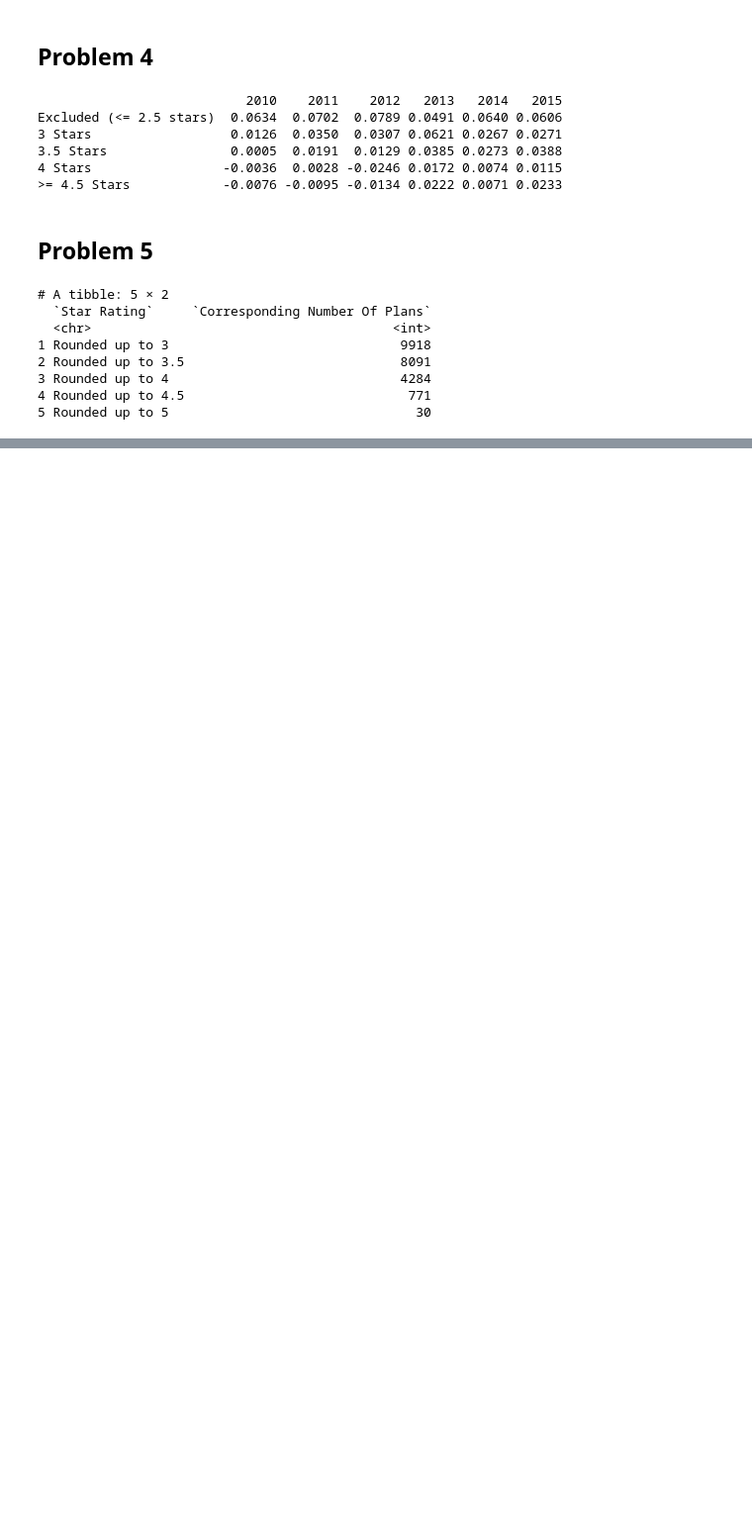
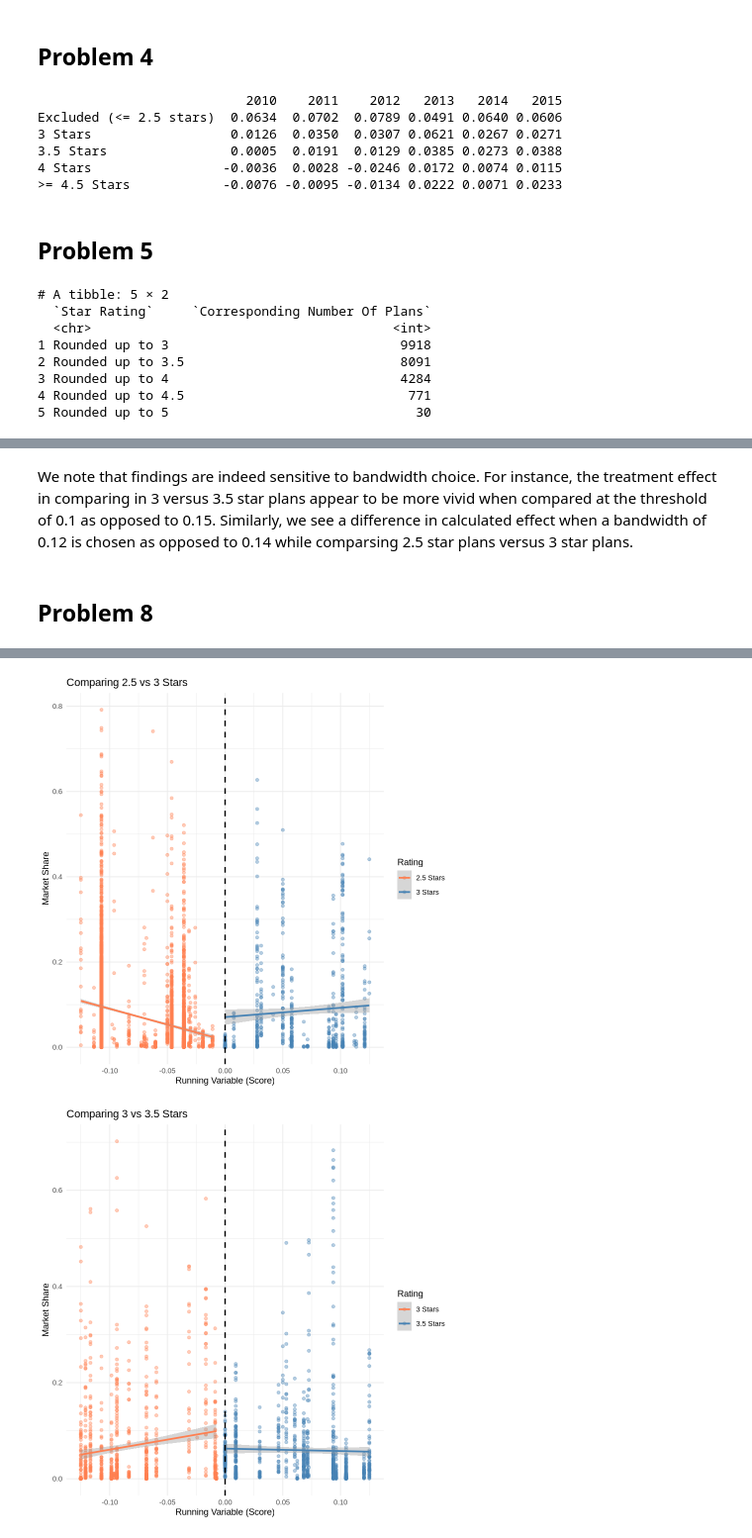
Before and after one commit to sarkarsrijon/hwk3, a Jupyter notebook: submission1/problems.ipynb, the cells around one changed output, grey strips where cells are left out. Shown at 99% size. Saved outputs shown, nothing was run; the diff lists cells and outputs as text; code cells hidden in the pictures; blank space fills up the shorter version.

```diff
--- a/submission1/problems.ipynb
+++ b/submission1/problems.ipynb
@@ -194,0 +432,78 @@ print(round_up_counts)
+# %% [markdown]
+We note that findings are indeed sensitive to bandwidth choice. For instance, the treatment effect in comparing in 3 versus 3.5 star plans appear to be more vivid when compared at the threshold of 0.1 as opposed to 0.15. Similarly, we see a difference in calculated effect when a bandwidth of 0.12 is chosen as opposed to 0.14 while comparsing 2.5 star plans versus 3 star plans.
+# %% [markdown]
+## Problem 8
+# %%
+ma_25star_candidates <- data.2010 %>%
+  filter(
+    !is.na(raw_rating),
+    !is.na(partc_score),
+    Star_Rating %in% c(2.5, 3)
+  )
+
+n_candidates_total <- nrow(ma_25star_candidates)
+n_candidates_by_score <- ma_25star_candidates %>% count(partc_score)
+
+ma_25star <- ma_25star_candidates %>%
+  filter(
+    raw_rating >= 2.5,
+    raw_rating <= 3,
+    (raw_rating >= 2.75 & Star_Rating == 3) | (raw_rating < 2.75 & Star_Rating == 2.5)
+  )
+
+ma.rd1 <- ma_25star %>%
+  mutate(market_share = avg_enrollment / avg_enrolled,
+         score = raw_rating - 2.75,
+         treat = (score>=0),
+         window = (score>=-.125 & score<=.125),
+         score_treat=score*treat)
+
+p1 <- ggplot(ma.rd1 %>% filter(window == TRUE),
+             aes(x = score, y = market_share, color = treat)) +
+  geom_point(alpha = 0.4, size = 1.5) +
+  geom_smooth(method = "lm", se = TRUE) +
+  geom_vline(xintercept = 0, linetype = "dashed", color = "black", linewidth = 0.8) +
+  scale_color_manual(values = c("FALSE" = "coral", "TRUE" = "steelblue"),
+                     labels = c("2.5 Stars", "3 Stars")) +
+  labs(title = "Comparing 2.5 vs 3 Stars", x = "Running Variable (Score)",
+       y = "Market Share", color = "Rating") +
+  theme_minimal()
+
+ma_25star_candidates <- data.2010 %>%
+  filter(
+    !is.na(raw_rating),
+    !is.na(partc_score),
+    Star_Rating %in% c(3, 3.5)
+  )
+
+n_candidates_total <- nrow(ma_25star_candidates)
+n_candidates_by_score <- ma_25star_candidates %>% count(partc_score)
+
+ma_25star <- ma_25star_candidates %>%
+  filter(
+    raw_rating >= 3,
+    raw_rating <= 3.5,
+    (raw_rating >= 3.25 & Star_Rating == 3.5) | (raw_rating < 3.25 & Star_Rating == 3)
+  )
+
+ma.rd2 <- ma_25star %>%
+  mutate(market_share = avg_enrollment / avg_enrolled,
+         score = raw_rating - 3.25,
+         treat = (score>=0),
+         window = (score>=-.125 & score<=.125),
+         score_treat=score*treat)
+
+p2 <- ggplot(ma.rd2 %>% filter(window == TRUE),
+             aes(x = score, y = market_share, color = treat)) +
+  geom_point(alpha = 0.4, size = 1.5) +
+  geom_smooth(method = "lm", se = TRUE) +
+  geom_vline(xintercept = 0, linetype = "dashed", color = "black", linewidth = 0.8) +
+  scale_color_manual(values = c("FALSE" = "coral", "TRUE" = "steelblue"),
+                     labels = c("3 Stars", "3.5 Stars")) +
+  labs(title = "Comparing 3 vs 3.5 Stars", x = "Running Variable (Score)",
+       y = "Market Share", color = "Rating") +
+  theme_minimal()
+
+p1
+p2
+# %% [output]
@@ -194,0 +520,2 @@ print(round_up_counts)
+[figure, added]
+[figure, added]
```
Also changed, not shown: parts of 19 cells of this notebook, 2 other files.
